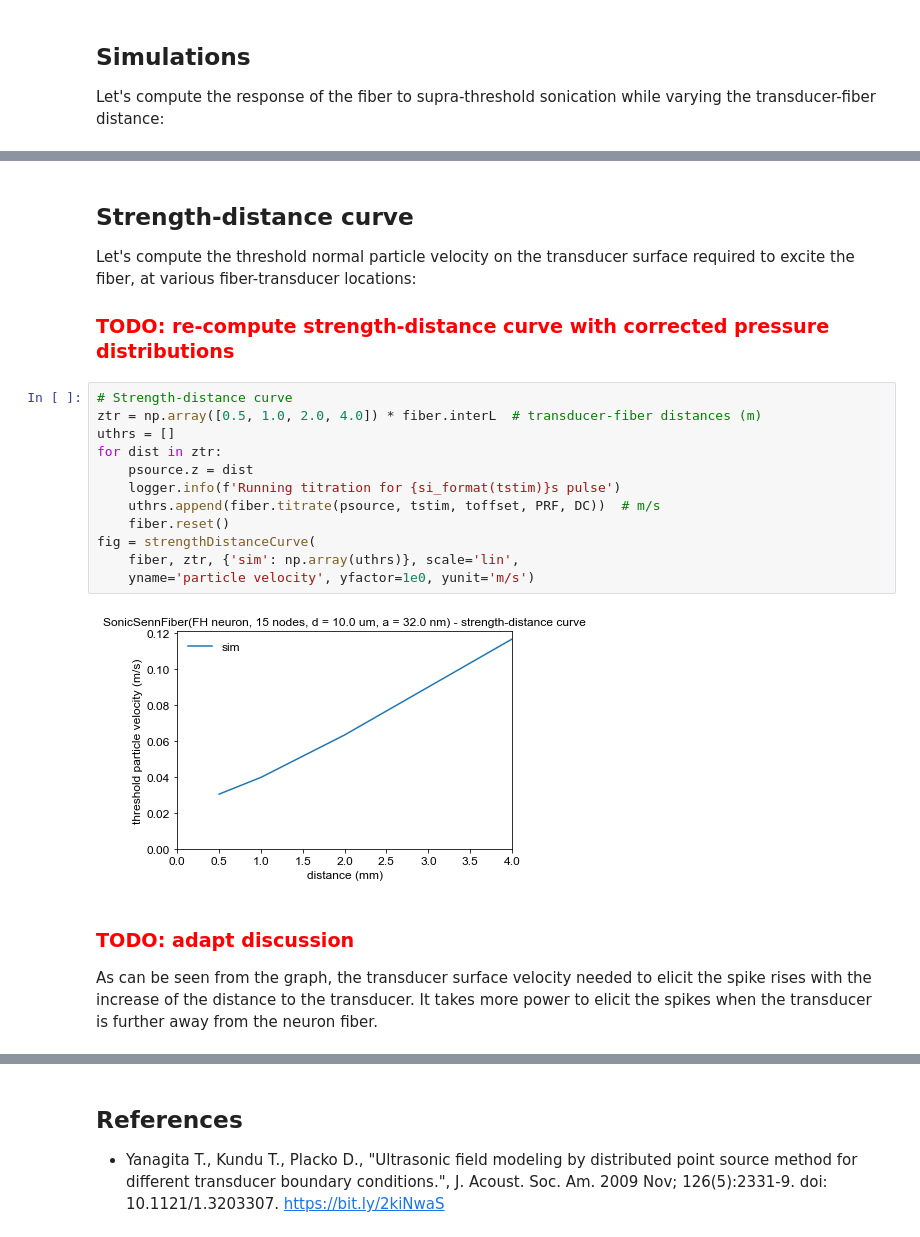
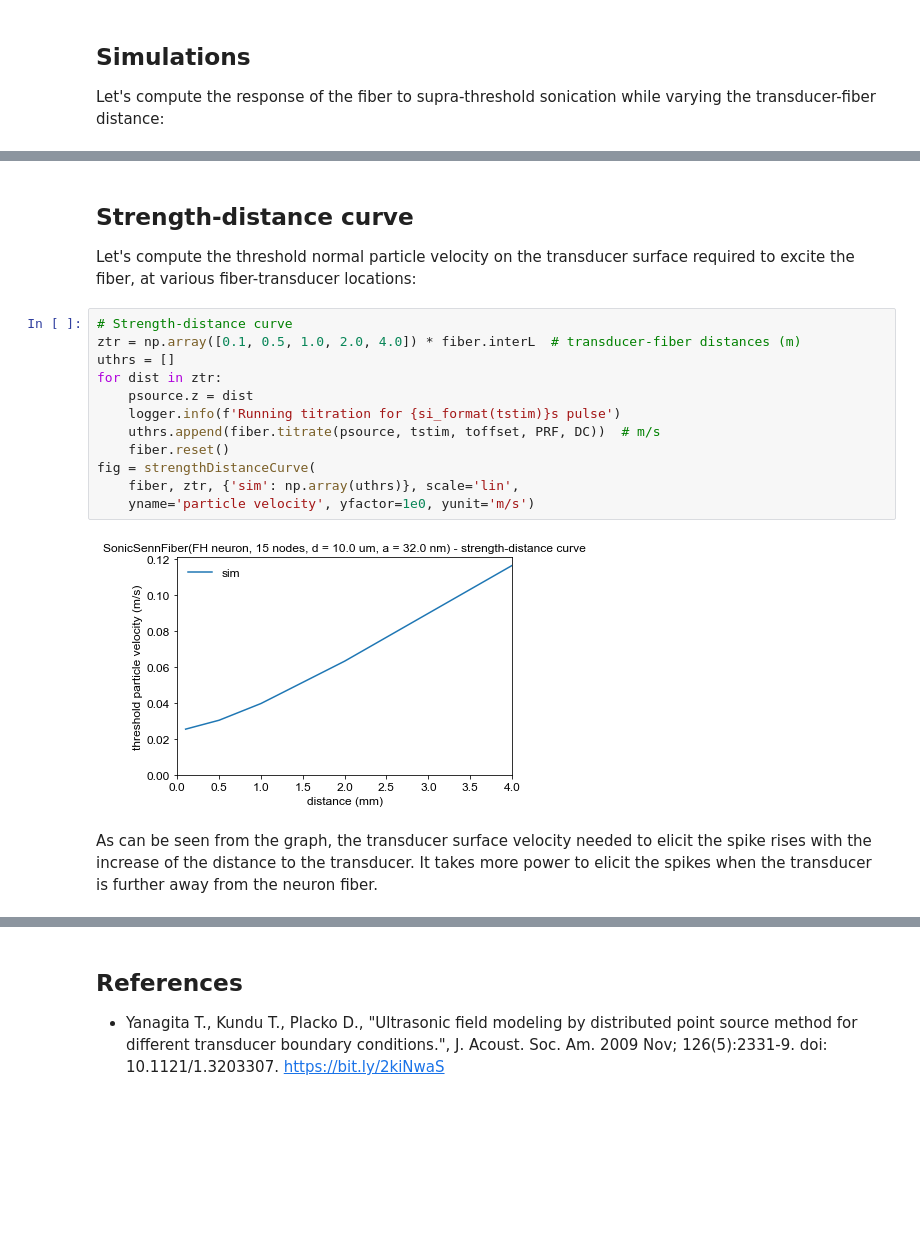
Before and after one commit to tjjlemaire/MorphoSONIC, a Jupyter notebook: notebooks/SENN model - distant sonication.ipynb, the cells around one changed output, grey strips where cells are left out. Drawn from its saved outputs; the diff is of its cells as text; blank space fills up the shorter version.

Commit message:
Updated notebooks (discussion)

```diff
--- a/notebooks/SENN model - distant sonication.ipynb
+++ b/notebooks/SENN model - distant sonication.ipynb
@@ -177,25 +198,21 @@ The further away the trancducer the closer voltage change values are and the mor
 ## Strength-distance curve
 
 Let's compute the threshold normal particle velocity on the transducer surface required to excite the fiber, at various fiber-transducer locations:
-
-### <span style="color:red">TODO: re-compute strength-distance curve with corrected pressure distributions</span>
 # %%
 # Strength-distance curve
-ztr = np.array([0.5, 1.0, 2.0, 4.0]) * fiber.interL  # transducer-fiber distances (m)
+ztr = np.array([0.1, 0.5, 1.0, 2.0, 4.0]) * fiber.interL  # transducer-fiber distances (m)
 uthrs = []
 for dist in ztr:
     psource.z = dist
     logger.info(f'Running titration for {si_format(tstim)}s pulse')
     uthrs.append(fiber.titrate(psource, tstim, toffset, PRF, DC))  # m/s
     fiber.reset()
 fig = strengthDistanceCurve(
     fiber, ztr, {'sim': np.array(uthrs)}, scale='lin',
     yname='particle velocity', yfactor=1e0, yunit='m/s')
 # %% [output]
-[figure, old version]
+[figure, new version]
 # %% [markdown]
-### <span style="color:red">TODO: adapt discussion</span>
-
 As can be seen from the graph, the transducer surface velocity needed to elicit the spike rises with the increase of the distance to the transducer. It takes more power to elicit the spikes when the transducer is further away from the neuron fiber.
 # %% [markdown]
 ## Strength-duration curve
```
Also changed, not shown: parts of 13 cells of this notebook, 2 other files.
